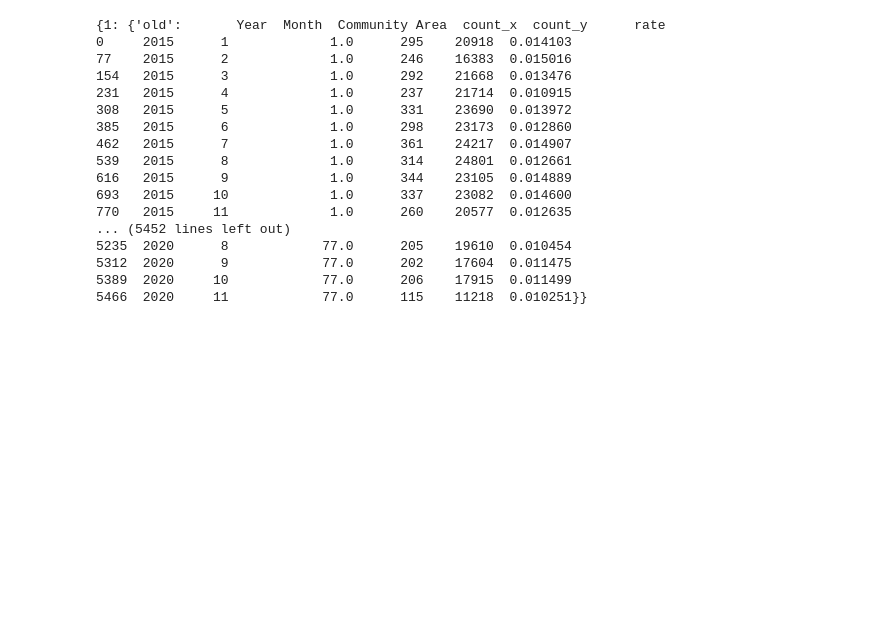
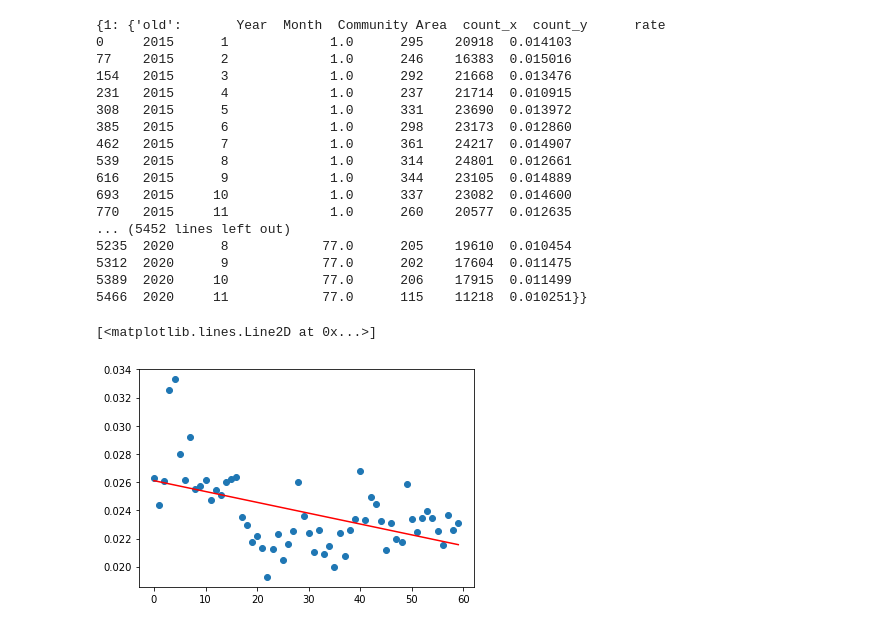
Before and after one commit to a-matai/datasiensgrup, a Jupyter notebook: src/linear_regression.ipynb, the cells around one changed output. Saved outputs shown, nothing was run; the diff lists cells and outputs as text; code cells hidden in the pictures; blank space fills up the shorter version.

```diff
--- a/src/linear_regression.ipynb
+++ b/src/linear_regression.ipynb
@@ -251,3 +258,27 @@ print(d_rate)
 5312  2020      9            77.0      202    17604  0.011475
 5389  2020     10            77.0      206    17915  0.011499
 5466  2020     11            77.0      115    11218  0.010251}}
+# %%
+from sklearn.linear_model import LinearRegression as lr
+import matplotlib.pyplot as plt
+import datetime
+import numpy as np
+
+#test plot of rate over five years
+Y1 = d_rate[68]['old']['rate']
+X1 = range(len(Y1))
+
+X1 = np.array(X1)
+Y1 = Y1.to_numpy()
+Y = Y1.reshape(-1,1)
+X = X1.reshape(-1,1)
+
+linear_regressor = lr()
+linear_regressor.fit(X,Y)
+Y_pred = linear_regressor.predict(X)
+
+plt.scatter(X,Y)
+plt.plot(X,Y_pred, color = 'red')
+# %% [output]
+[<matplotlib.lines.Line2D at 0x...>]
+[figure, added]
```
Also changed, not shown: parts of 15 cells of this notebook.
